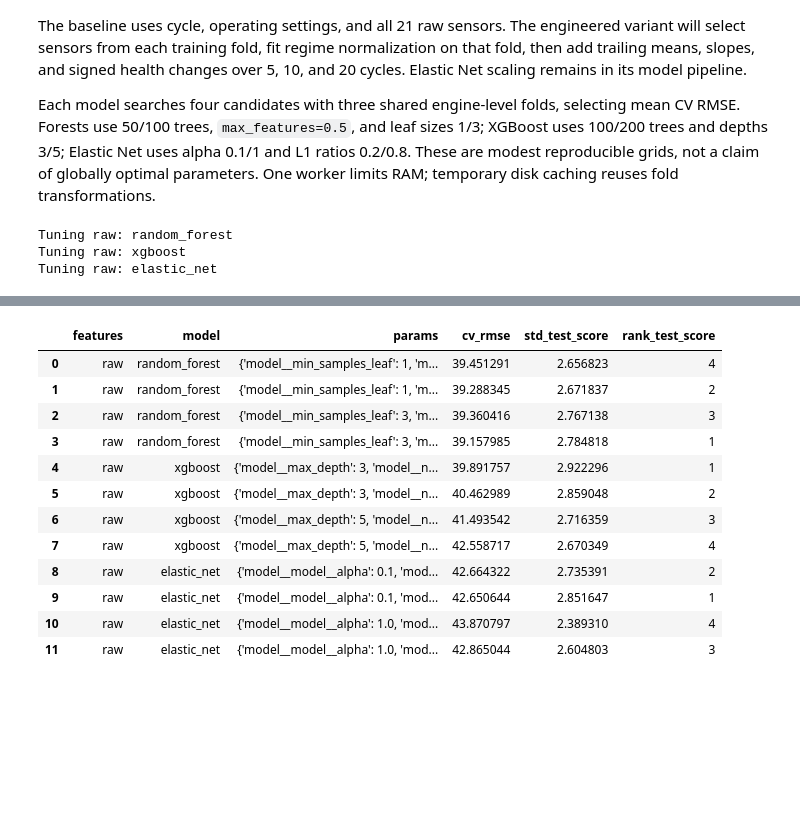
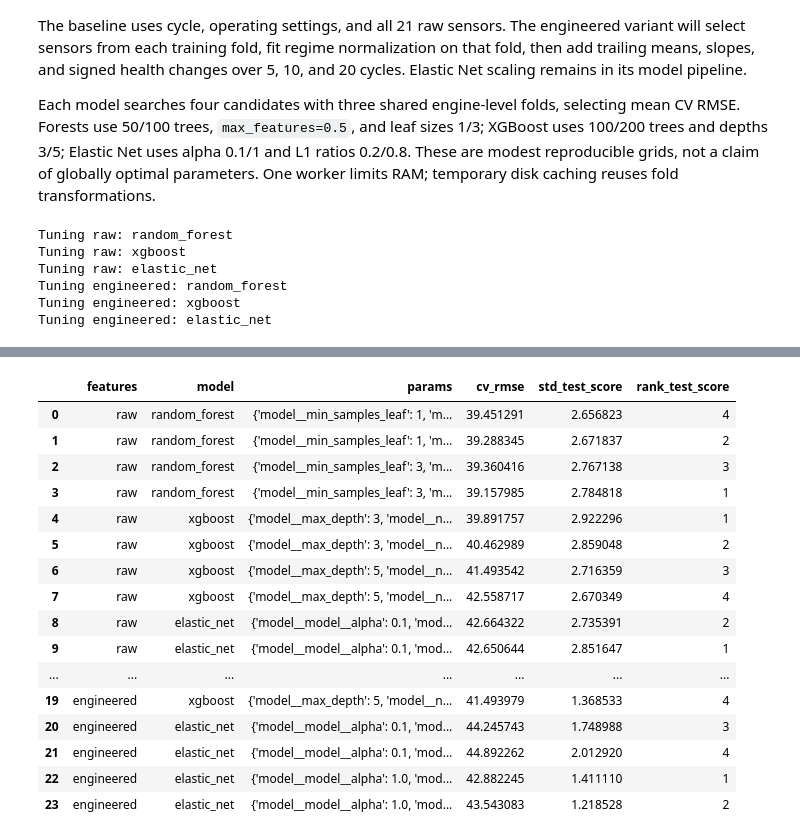
Before and after one commit to vks-g/cmapss-rul-hybrid, a Jupyter notebook: notebooks/phase1/03_ml_models.ipynb, the cells around one changed output, grey strips where cells are left out. Drawn from its saved outputs; the diff is of its cells as text; code cells hidden in the pictures; blank space fills up the shorter version.

Commit message:
exp(notebook): compare fold-fitted engineered and raw models

```diff
--- a/notebooks/phase1/03_ml_models.ipynb
+++ b/notebooks/phase1/03_ml_models.ipynb
@@ -34,6 +34,7 @@ for left, right in folds:
 print(f"Training: {training.unit.nunique()} engines; holdout: {validation.unit.nunique()} engines")
 cache = TemporaryDirectory(prefix="rul-cv-")
 searches, rows, cv_tables = {}, [], []
+holdout_scores = {}
 # %% [output]
 Training: 80 engines; holdout: 20 engines
 # %% [markdown]
@@ -43,7 +44,7 @@ The baseline uses cycle, operating settings, and all 21 raw sensors. The enginee
 
 Each model searches four candidates with three shared engine-level folds, selecting mean CV RMSE. Forests use 50/100 trees, `max_features=0.5`, and leaf sizes 1/3; XGBoost uses 100/200 trees and depths 3/5; Elastic Net uses alpha 0.1/1 and L1 ratios 0.2/0.8. These are modest reproducible grids, not a claim of globally optimal parameters. One worker limits RAM; temporary disk caching reuses fold transformations.
 # %%
-for variant in ("raw",):
+for variant in ("raw", "engineered"):
     searches[variant] = {}
     for name, pipeline in make_comparison_models(engineered=variant == "engineered", seed=SEED).items():
         print(f"Tuning {variant}: {name}", flush=True)
@@ -54,6 +55,7 @@ for variant in ("raw",):
         search.fit(training, training["rul"])
         searches[variant][name] = search
         metrics = evaluate(validation["rul"], search.predict(validation))
+        holdout_scores[(variant, name)] = metrics
         rows.append({"features": variant, "model": name, "cv_rmse": -search.best_score_,
                      "holdout_rmse": metrics["rmse"], "holdout_mae": metrics["mae"],
                      "holdout_nasa": metrics["nasa_score"], "best_params": search.best_params_})
@@ -69,6 +71,9 @@ display(cv_results)
 Tuning raw: random_forest
 Tuning raw: xgboost
 Tuning raw: elastic_net
+Tuning engineered: random_forest
+Tuning engineered: xgboost
+Tuning engineered: elastic_net
 |  | features | model | cv_rmse | holdout_rmse | holdout_mae | holdout_nasa | best_params |
 | 0 | raw | random_forest | 39.157985 | 30.758790 | 23.381857 | 246799.418515 | {'model__min_samples_leaf': 3, 'm... |
 | 1 | raw | xgboost | 39.891757 | 30.904057 | 23.544431 | 265626.251353 | {'model__max_depth': 3, 'model__n... |
@@ -76,13 +84,17 @@ Tuning raw: elastic_net
 |  | features | model | params | cv_rmse | std_test_score | rank_test_score |
 | 0 | raw | random_forest | {'model__min_samples_leaf': 1, 'm... | 39.451291 | 2.656823 | 4 |
 | 1 | raw | random_forest | {'model__min_samples_leaf': 1, 'm... | 39.288345 | 2.671837 | 2 |
 | 2 | raw | random_forest | {'model__min_samples_leaf': 3, 'm... | 39.360416 | 2.767138 | 3 |
 | 3 | raw | random_forest | {'model__min_samples_leaf': 3, 'm... | 39.157985 | 2.784818 | 1 |
 | 4 | raw | xgboost | {'model__max_depth': 3, 'model__n... | 39.891757 | 2.922296 | 1 |
 | 5 | raw | xgboost | {'model__max_depth': 3, 'model__n... | 40.462989 | 2.859048 | 2 |
 | 6 | raw | xgboost | {'model__max_depth': 5, 'model__n... | 41.493542 | 2.716359 | 3 |
 | 7 | raw | xgboost | {'model__max_depth': 5, 'model__n... | 42.558717 | 2.670349 | 4 |
 | 8 | raw | elastic_net | {'model__model__alpha': 0.1, 'mod... | 42.664322 | 2.735391 | 2 |
 | 9 | raw | elastic_net | {'model__model__alpha': 0.1, 'mod... | 42.650644 | 2.851647 | 1 |
-| 10 | raw | elastic_net | {'model__model__alpha': 1.0, 'mod... | 43.870797 | 2.389310 | 4 |
-| 11 | raw | elastic_net | {'model__model__alpha': 1.0, 'mod... | 42.865044 | 2.604803 | 3 |
+| ... | ... | ... | ... | ... | ... | ... |
+| 19 | engineered | xgboost | {'model__max_depth': 5, 'model__n... | 41.493979 | 1.368533 | 4 |
+| 20 | engineered | elastic_net | {'model__model__alpha': 0.1, 'mod... | 44.245743 | 1.748988 | 3 |
+| 21 | engineered | elastic_net | {'model__model__alpha': 0.1, 'mod... | 44.892262 | 2.012920 | 4 |
+| 22 | engineered | elastic_net | {'model__model__alpha': 1.0, 'mod... | 42.882245 | 1.411110 | 1 |
+| 23 | engineered | elastic_net | {'model__model__alpha': 1.0, 'mod... | 43.543083 | 1.218528 | 2 |
```
Also changed, not shown: parts of 3 cells of this notebook.
